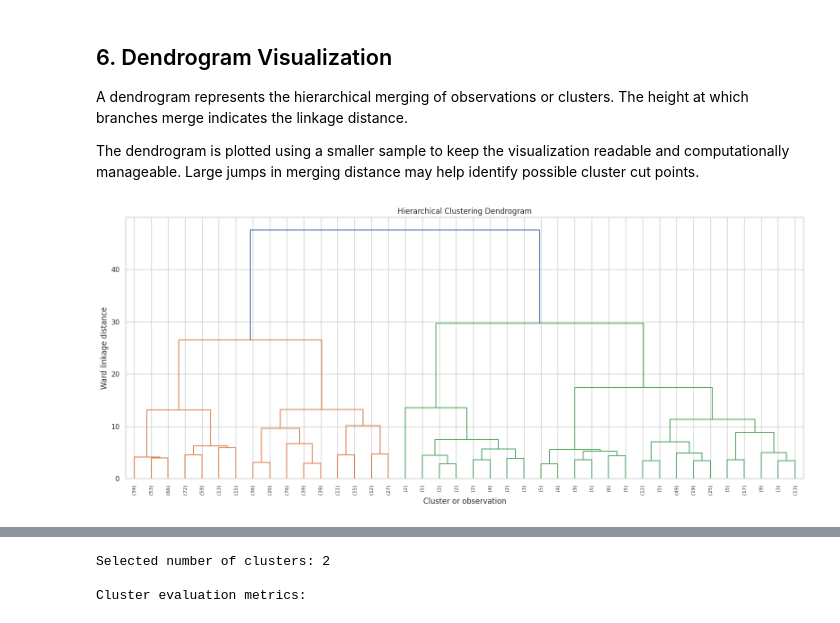
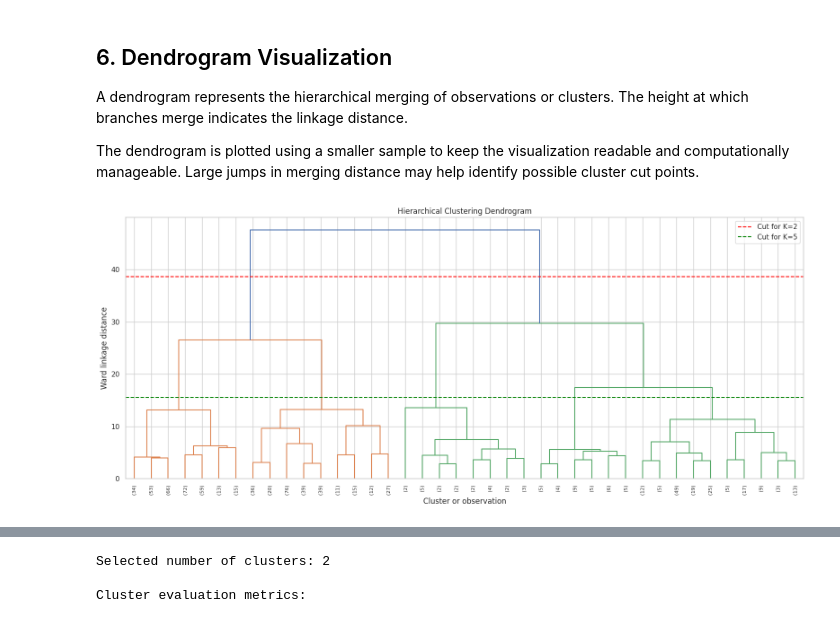
Before and after one commit to manaswiniyoshitha2006-netizen/ML-Evaluation, a Jupyter notebook: notebooks/clustering.ipynb, the cells around one changed output, grey strips where cells are left out. Saved outputs shown, nothing was run; the diff lists cells and outputs as text; code cells hidden in the pictures.

```diff
--- a/notebooks/clustering.ipynb
+++ b/notebooks/clustering.ipynb
@@ -1907,24 +1912,3 @@ The entire assigned pipeline has been implemented: feature engineering, scaling,
 In this stage, the meteorite dataset is prepared for hierarchical clustering. Records with missing or invalid values in the selected features are removed. Meteorite mass is transformed using `log1p` to reduce the effect of extreme mass values.
 
 The features used for clustering are log-transformed mass, year, latitude, and longitude. These features provide information about meteorite size, discovery time, and geographic location.
-# %%
-
-import numpy as np
-import pandas as pd
-import matplotlib.pyplot as plt
-import seaborn as sns
-
-from sklearn.preprocessing import StandardScaler
-from sklearn.cluster import AgglomerativeClustering
-from sklearn.metrics import (
-    silhouette_score,
-    davies_bouldin_score,
-    calinski_harabasz_score
-)
-from sklearn.decomposition import PCA
-from sklearn.manifold import TSNE
-from scipy.cluster.hierarchy import linkage, dendrogram
-
-RANDOM_STATE = 42
-
-print("Libraries imported successfully!")
@@ -2056,7 +2036,6 @@ Hierarchical clustering can require substantial memory and computation as the nu
 
 A fixed random seed ensures that the same sample can be selected when the notebook is rerun.
 # %%
-
 # STEP 3: SAMPLING
 
 MAX_SAMPLES = 5000
@@ -2068,7 +2047,7 @@ sample_size = min(
     len(X_hierarchical_scaled)
 )
 
-sample_indices = np.sort(
+hier_sample_indices = np.sort(
     rng.choice(
         len(X_hierarchical_scaled),
         size=sample_size,
@@ -2076,10 +2055,10 @@ sample_indices = np.sort(
     )
 )
 
-X_hier_sample = X_hierarchical_scaled[sample_indices]
+X_hier_sample = X_hierarchical_scaled[hier_sample_indices]
 
 hierarchical_sample_df = hierarchical_df.iloc[
-    sample_indices
+    hier_sample_indices
 ].copy()
 
 print("Total cleaned records:", len(X_hierarchical_scaled))
@@ -2238,7 +2215,6 @@ A dendrogram represents the hierarchical merging of observations or clusters. Th
 
 The dendrogram is plotted using a smaller sample to keep the visualization readable and computationally manageable. Large jumps in merging distance may help identify possible cluster cut points.
 # %%
-
 # STEP 6: DENDROGRAM
 
 DENDROGRAM_SAMPLE_SIZE = min(
@@ -2253,31 +2229,37 @@ dendro_indices = np.sort(
         len(X_hier_sample),
         size=DENDROGRAM_SAMPLE_SIZE,
         replace=False
     )
 )
 
 X_dendrogram = X_hier_sample[dendro_indices]
 
 linkage_matrix = linkage(
     X_dendrogram,
     method="ward"
 )
 
 plt.figure(figsize=(16, 7))
 
 dendrogram(
     linkage_matrix,
     truncate_mode="lastp",
     p=40,
     show_leaf_counts=True,
     leaf_rotation=90
 )
 
+cut_k2 = (linkage_matrix[-2, 2] + linkage_matrix[-1, 2]) / 2
+cut_k5 = (linkage_matrix[-5, 2] + linkage_matrix[-4, 2]) / 2
+plt.axhline(cut_k2, color="red", linestyle="--", label="Cut for K=2")
+plt.axhline(cut_k5, color="green", linestyle="--", label="Cut for K=5")
+plt.legend()
+
 plt.title("Hierarchical Clustering Dendrogram")
 plt.xlabel("Cluster or observation")
 plt.ylabel("Ward linkage distance")
 
 plt.tight_layout()
 plt.show()
 # %% [output]
-[figure, old version]
+[figure, new version]
```
Also changed, not shown: parts of 29 cells of this notebook.
